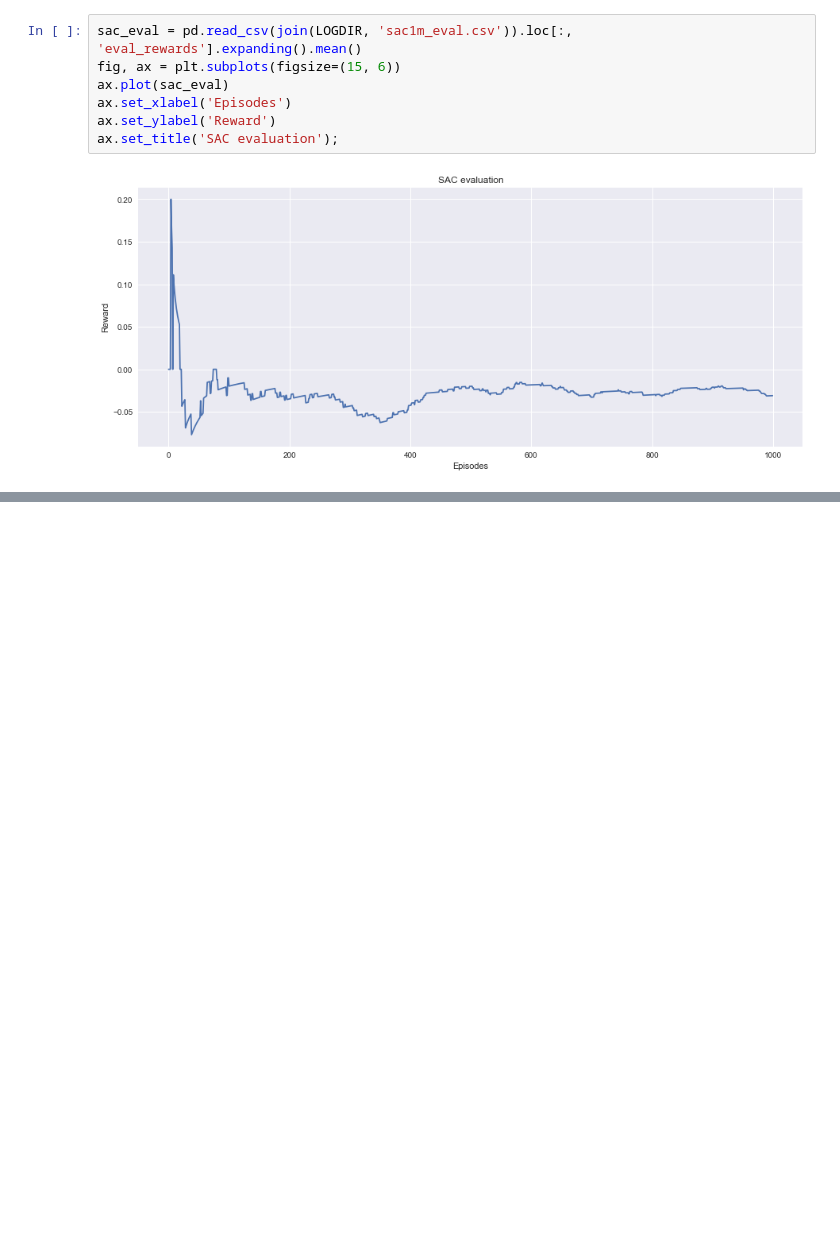
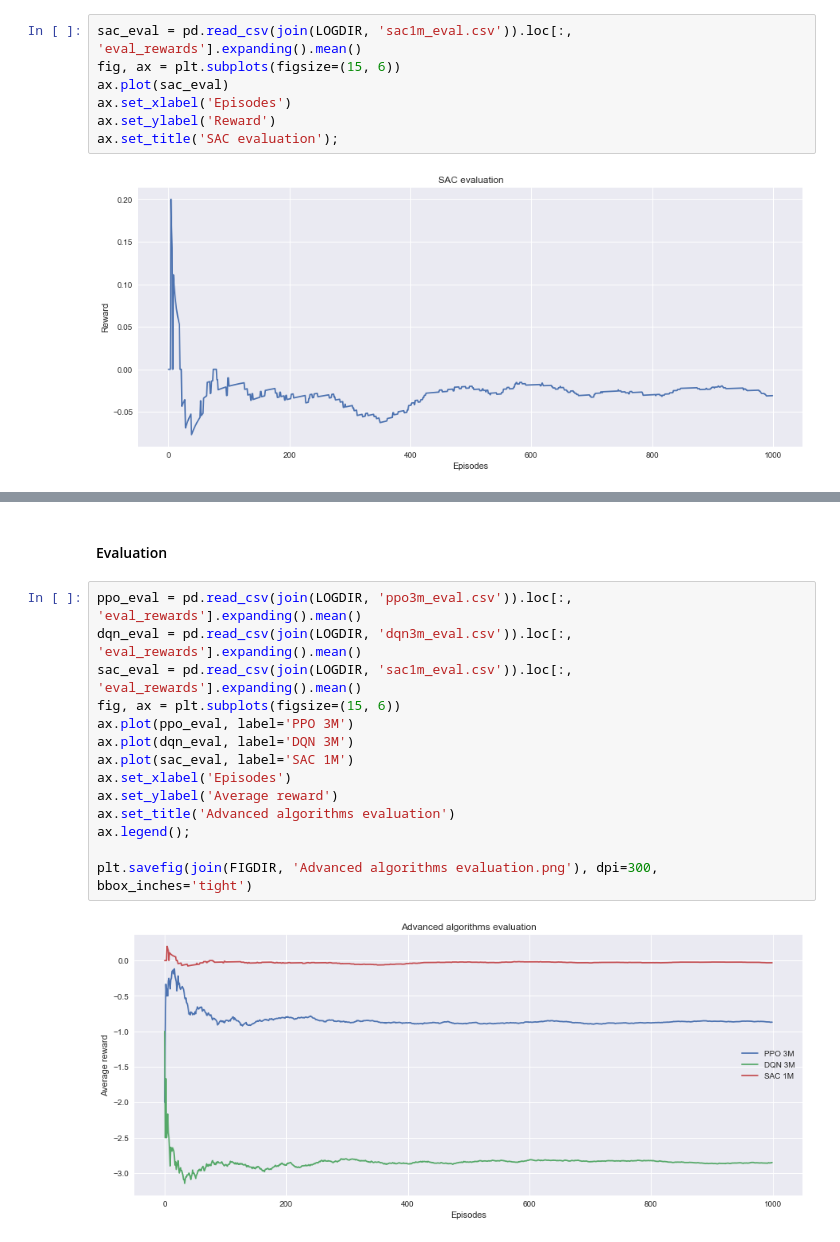
Before and after one commit to andreszpt/rl-slimevolley, a Jupyter notebook: src/advanced_algorithms.ipynb, the cells around one changed output, grey strips where cells are left out. Saved outputs shown, nothing was run; the diff lists cells and outputs as text; blank space fills up the shorter version.

```diff
--- a/src/advanced_algorithms.ipynb
+++ b/src/advanced_algorithms.ipynb
@@ -272,0 +296,18 @@ ax.set_title('SAC evaluation');
+# %% [markdown]
+#### Evaluation
+# %%
+ppo_eval = pd.read_csv(join(LOGDIR, 'ppo3m_eval.csv')).loc[:, 'eval_rewards'].expanding().mean()
+dqn_eval = pd.read_csv(join(LOGDIR, 'dqn3m_eval.csv')).loc[:, 'eval_rewards'].expanding().mean()
+sac_eval = pd.read_csv(join(LOGDIR, 'sac1m_eval.csv')).loc[:, 'eval_rewards'].expanding().mean()
+fig, ax = plt.subplots(figsize=(15, 6))
+ax.plot(ppo_eval, label='PPO 3M')
+ax.plot(dqn_eval, label='DQN 3M')
+ax.plot(sac_eval, label='SAC 1M')
+ax.set_xlabel('Episodes')
+ax.set_ylabel('Average reward')
+ax.set_title('Advanced algorithms evaluation')
+ax.legend();
+
+plt.savefig(join(FIGDIR, 'Advanced algorithms evaluation.png'), dpi=300, bbox_inches='tight')
+# %% [output]
+[figure, added]
```
Also changed, not shown: parts of 4 cells of this notebook, 2 other files.
